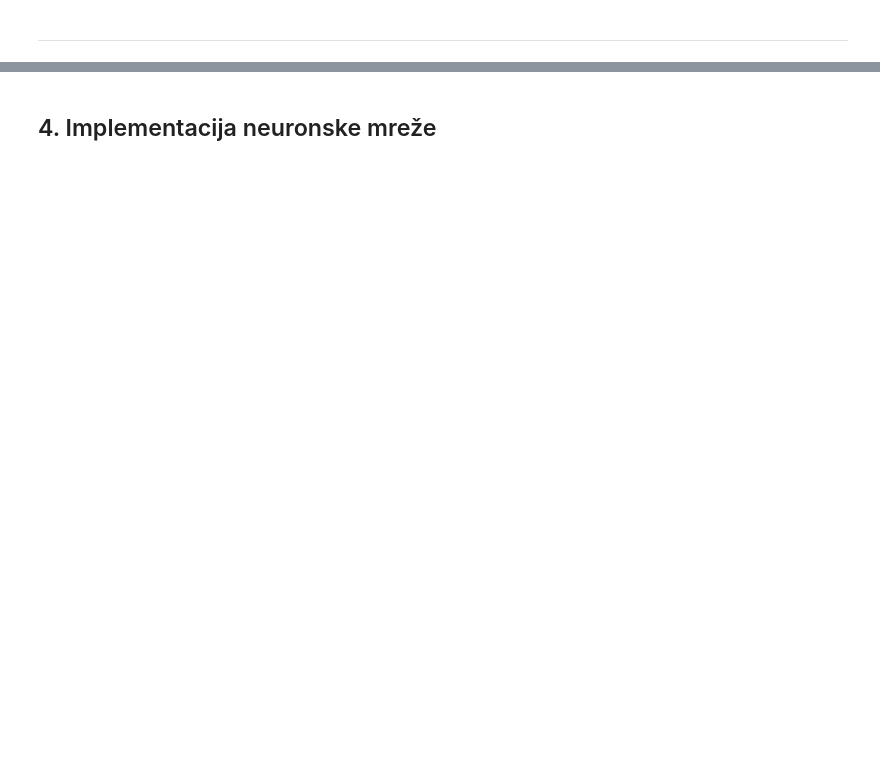
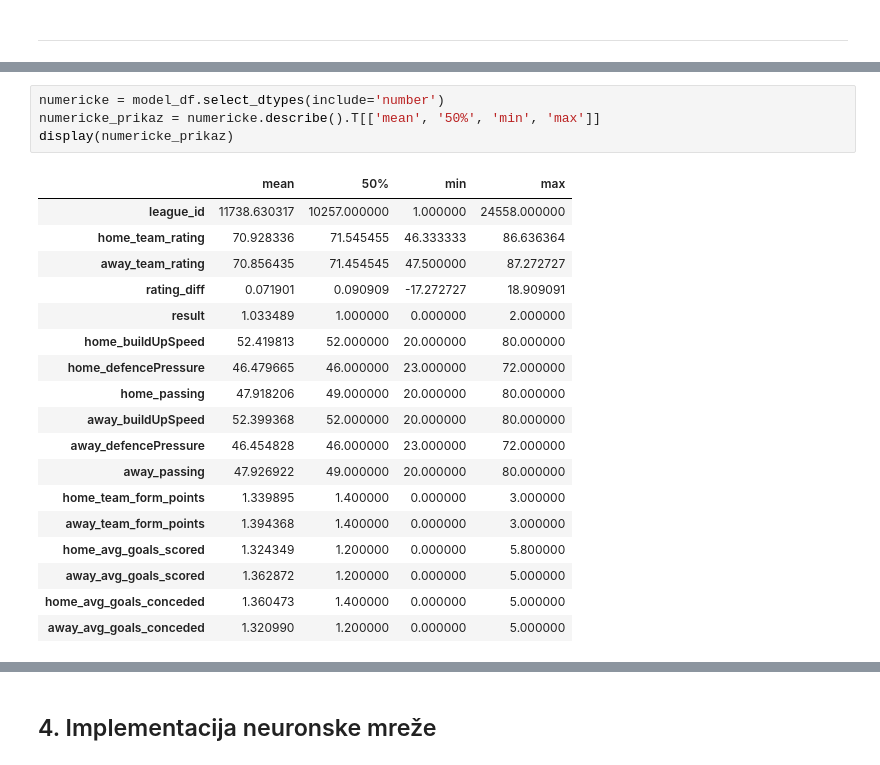
Before and after one commit to as547777/Neural-Networks-Football-Match-Prediction, a Jupyter notebook: Predviđanje ishoda nogometnih utakmica.ipynb, the cells around one changed output, grey strips where cells are left out. Drawn from its saved outputs; the diff is of its cells as text; blank space fills up the shorter version.

```diff
--- a/Predviđanje ishoda nogometnih utakmica.ipynb
+++ b/Predviđanje ishoda nogometnih utakmica.ipynb
@@ -443,0 +518,23 @@ Skaliranje i slično...
+# %%
+numericke = model_df.select_dtypes(include='number')
+numericke_prikaz = numericke.describe().T[['mean', '50%', 'min', 'max']]
+display(numericke_prikaz)
+# %% [output]
+|  | mean | 50% | min | max |
+| league_id | 11738.630317 | 10257.000000 | 1.000000 | 24558.000000 |
+| home_team_rating | 70.928336 | 71.545455 | 46.333333 | 86.636364 |
+| away_team_rating | 70.856435 | 71.454545 | 47.500000 | 87.272727 |
+| rating_diff | 0.071901 | 0.090909 | -17.272727 | 18.909091 |
+| result | 1.033489 | 1.000000 | 0.000000 | 2.000000 |
+| home_buildUpSpeed | 52.419813 | 52.000000 | 20.000000 | 80.000000 |
+| home_defencePressure | 46.479665 | 46.000000 | 23.000000 | 72.000000 |
+| home_passing | 47.918206 | 49.000000 | 20.000000 | 80.000000 |
+| away_buildUpSpeed | 52.399368 | 52.000000 | 20.000000 | 80.000000 |
+| away_defencePressure | 46.454828 | 46.000000 | 23.000000 | 72.000000 |
+| away_passing | 47.926922 | 49.000000 | 20.000000 | 80.000000 |
+| home_team_form_points | 1.339895 | 1.400000 | 0.000000 | 3.000000 |
+| away_team_form_points | 1.394368 | 1.400000 | 0.000000 | 3.000000 |
+| home_avg_goals_scored | 1.324349 | 1.200000 | 0.000000 | 5.800000 |
+| away_avg_goals_scored | 1.362872 | 1.200000 | 0.000000 | 5.000000 |
+| home_avg_goals_conceded | 1.360473 | 1.400000 | 0.000000 | 5.000000 |
+| away_avg_goals_conceded | 1.320990 | 1.200000 | 0.000000 | 5.000000 |
```
Also changed, not shown: parts of 16 cells of this notebook.
